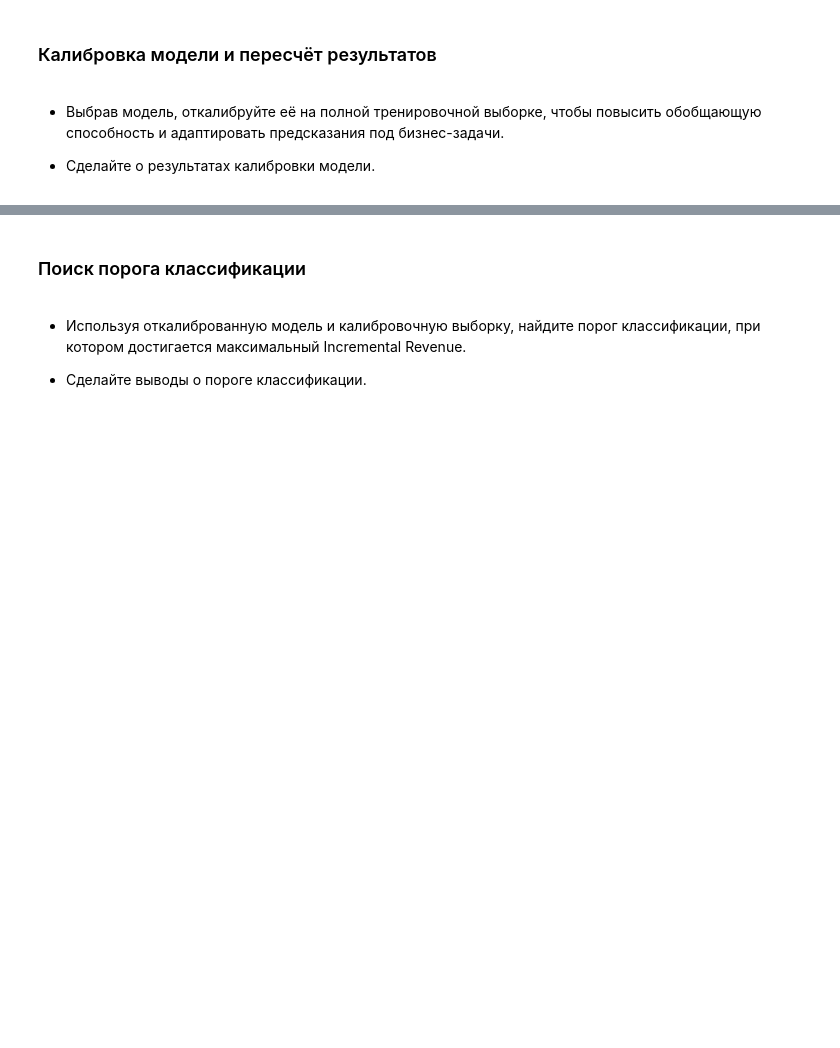
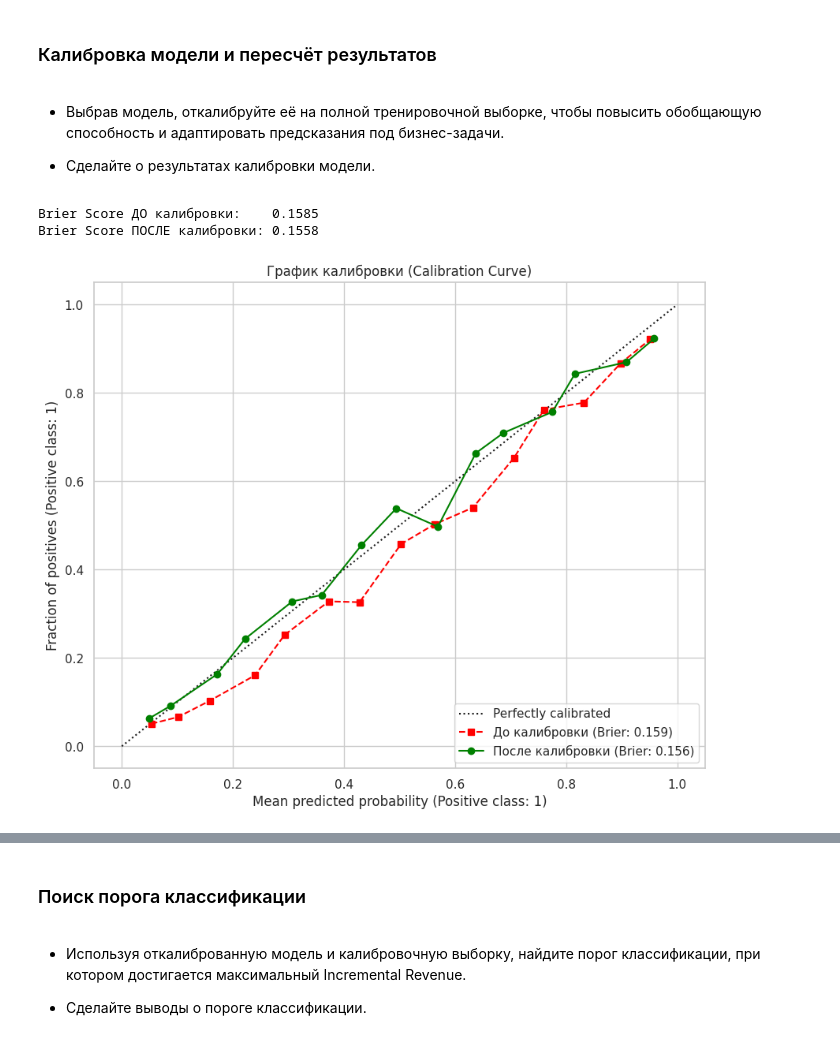
Before and after one commit to danat7075/DS_4_4, a Jupyter notebook: DS_4_4.ipynb, the cells around one changed output, grey strips where cells are left out. Cells and saved outputs as stored; diff of their text form; code cells hidden in the pictures; blank space fills up the shorter version.

```diff
--- a/DS_4_4.ipynb
+++ b/DS_4_4.ipynb
@@ -1943,0 +2014,57 @@ display(styled_final)
+# %%
+
+
+# Обучаем лучшую модель на всём трейне
+best_model.fit(X_train, y_train, classifier__cat_features=cat_cols)
+
+# Калибратор для лучшей модели
+calibrated_model = CalibratedClassifierCV(
+    estimator=best_model,
+    method='isotonic',
+    cv=3
+)
+
+# Обучаем калибратор на всём трейне
+calibrated_model.fit(X_train, y_train, classifier__cat_features=cat_cols)
+
+# Оцениваем Brier Score ДО и ПОСЛЕ калибровки на CALIB
+probs_uncalib = best_model.predict_proba(X_calib)[:, 1]
+probs_calib = calibrated_model.predict_proba(X_calib)[:, 1]
+
+brier_before = brier_score_loss(y_calib, probs_uncalib)
+brier_after = brier_score_loss(y_calib, probs_calib)
+
+print(f"\nBrier Score ДО калибровки:    {brier_before:.4f}")
+print(f"Brier Score ПОСЛЕ калибровки: {brier_after:.4f}")
+
+fig, ax = plt.subplots(figsize=(10, 8))
+
+# Линия для некалиброванной модели
+CalibrationDisplay.from_predictions(
+    y_calib,
+    probs_uncalib,
+    n_bins=15,
+    name=f'До калибровки (Brier: {brier_before:.3f})',
+    ax=ax,
+    color='red',
+    linestyle='--'
+)
+
+# Линия для калиброванной модели
+CalibrationDisplay.from_predictions(
+    y_calib,
+    probs_calib,
+    n_bins=15,
+    name=f'После калибровки (Brier: {brier_after:.3f})',
+    ax=ax,
+    color='green',
+    marker='o'
+)
+
+ax.set_title('График калибровки (Calibration Curve)')
+ax.grid(True)
+plt.show()
+# %% [output]
+Brier Score ДО калибровки:    0.1585
+Brier Score ПОСЛЕ калибровки: 0.1558
+[figure, added]
```
Also changed, not shown: parts of 20 cells of this notebook.
